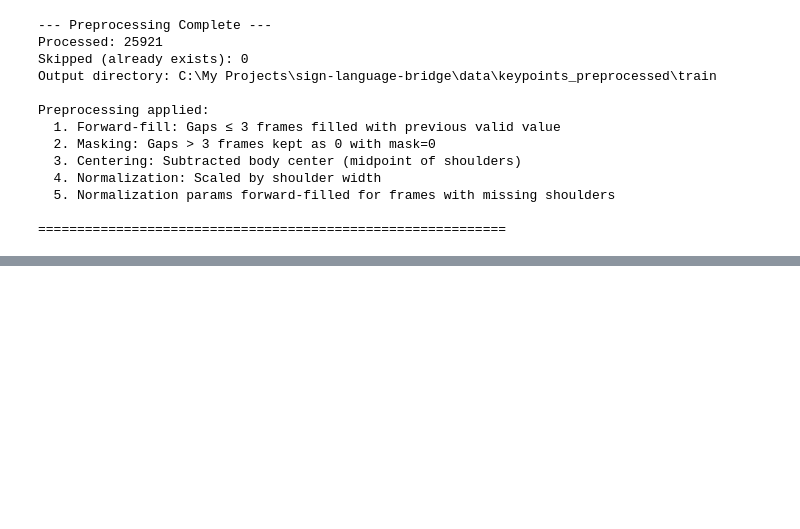
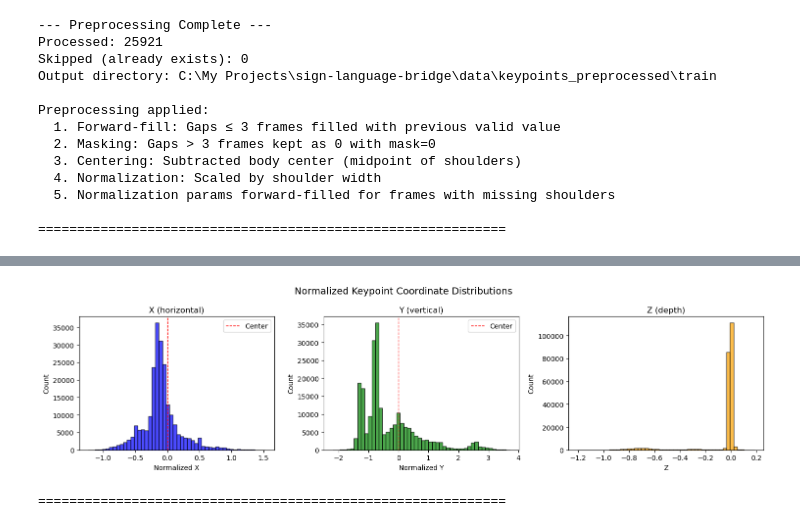
Before and after one commit to mamounyosef/sign-language-bridge, a Jupyter notebook: notebooks/01_dataset_exploration.ipynb, the cells around one changed output, grey strips where cells are left out. Cells and saved outputs as stored; diff of their text form; code cells hidden in the pictures; blank space fills up the shorter version.

```diff
--- a/notebooks/01_dataset_exploration.ipynb
+++ b/notebooks/01_dataset_exploration.ipynb
@@ -1327,3 +1327,72 @@ Preprocessing applied:
   5. Normalization params forward-filled for frames with missing shoulders
 
 ============================================================
+# %%
+## Quick Sanity Check: Verify Preprocessed Keypoints
+
+from pathlib import Path
+import numpy as np
+import matplotlib.pyplot as plt
+
+PREPROCESSED_DIR = Path('..') / 'data' / 'keypoints_preprocessed' / 'train'
+SAMPLE_SIZE = 10
+
+print('=' * 60)
+print('SANITY CHECK: Preprocessed Keypoints')
+print('=' * 60)
+
+# Load sample files
+preprocessed_files = list(PREPROCESSED_DIR.glob('*.npz'))[:SAMPLE_SIZE]
+
+all_coords = []
+for pf in preprocessed_files:
+    data = np.load(pf)
+    keypoints = data['keypoints']
+    mask = data['mask']
+
+    # Extract only valid (non-masked) coordinates
+    valid_coords = keypoints[mask == 1]
+    all_coords.append(valid_coords)
+
+all_coords = np.concatenate(all_coords, axis=0)
+
+print(f'\nAnalyzed {SAMPLE_SIZE} files')
+print(f'Total valid keypoints: {len(all_coords):,}')
+print()
+print('Coordinate statistics (after normalization):')
+print(f'  X: mean={all_coords[:, 0].mean():.6f}, std={all_coords[:, 0].std():.4f}, min={all_coords[:, 0].min():.4f}, max={all_coords[:, 0].max():.4f}')
+print(f'  Y: mean={all_coords[:, 1].mean():.6f}, std={all_coords[:, 1].std():.4f}, min={all_coords[:, 1].min():.4f}, max={all_coords[:, 1].max():.4f}')
+print(f'  Z: mean={all_coords[:, 2].mean():.6f}, std={all_coords[:, 2].std():.4f}, min={all_coords[:, 2].min():.4f}, max={all_coords[:, 2].max():.4f}')
+print()
+print('✅ Expected: X and Y centered near 0 (body center removed)')
+print('✅ Expected: X and Y scaled by shoulder width (typically -2 to +2 range)')
+print('✅ Expected: Z values remain in original MediaPipe scale')
+
+# Visualize distribution
+fig, axes = plt.subplots(1, 3, figsize=(15, 4))
+fig.suptitle('Normalized Keypoint Coordinate Distributions', fontsize=14)
+
+axes[0].hist(all_coords[:, 0], bins=50, edgecolor='black', alpha=0.7, color='blue')
+axes[0].set_title('X (horizontal)')
+axes[0].set_xlabel('Normalized X')
+axes[0].set_ylabel('Count')
+axes[0].axvline(0, color='red', linestyle='--', linewidth=1, label='Center')
+axes[0].legend()
+
+axes[1].hist(all_coords[:, 1], bins=50, edgecolor='black', alpha=0.7, color='green')
+axes[1].set_title('Y (vertical)')
+axes[1].set_xlabel('Normalized Y')
+axes[1].set_ylabel('Count')
+axes[1].axvline(0, color='red', linestyle='--', linewidth=1, label='Center')
+axes[1].legend()
+
+axes[2].hist(all_coords[:, 2], bins=50, edgecolor='black', alpha=0.7, color='orange')
+axes[2].set_title('Z (depth)')
+axes[2].set_xlabel('Z')
+axes[2].set_ylabel('Count')
+
+plt.tight_layout()
+plt.show()
+
+print('=' * 60)
+# %% [output]
@@ -1329,0 +1414,2 @@ Preprocessing applied:
+[figure, added]
+============================================================
```
Also changed, not shown: parts of 10 cells of this notebook, 15 other files.
